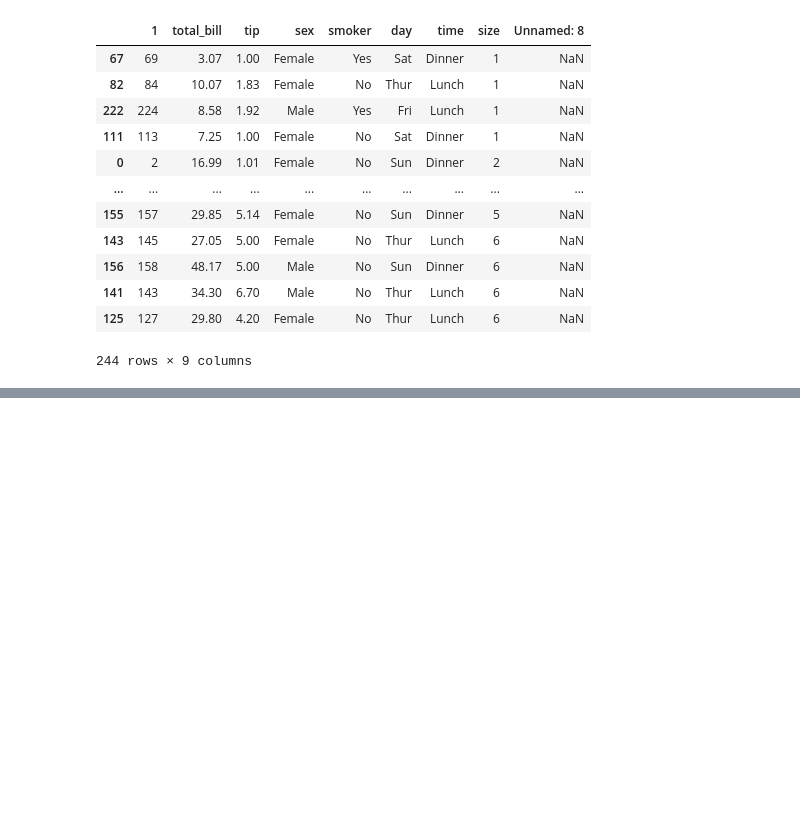
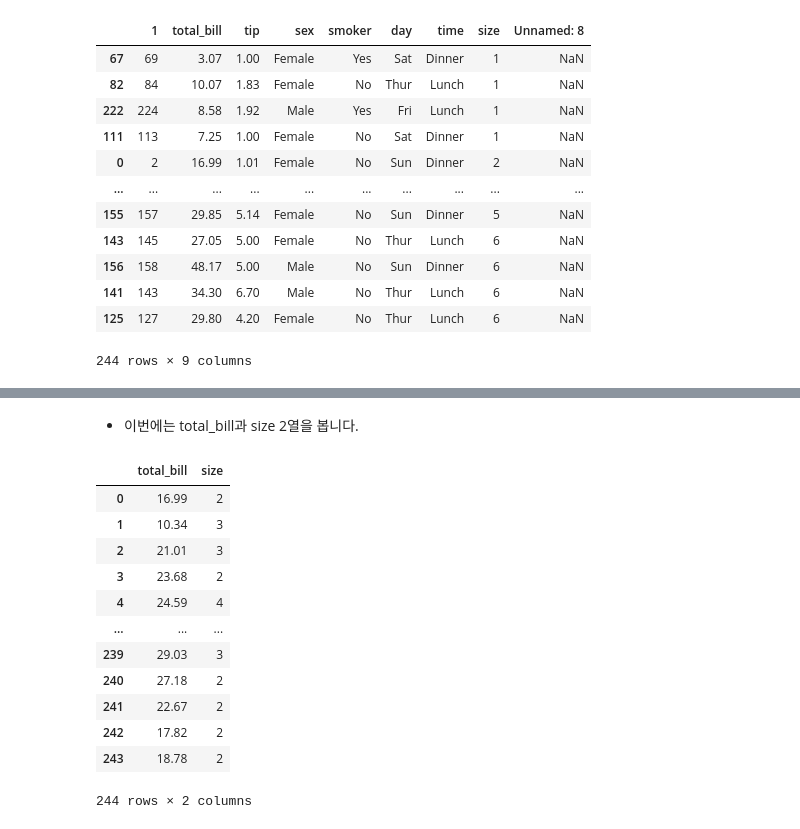
Before and after one commit to joshuajhchoi/ai2learn, a Jupyter notebook: 파이썬_처음하는_분들을_위한_8시간_만에_이해하는_머신_러닝_기초_수업_(7)_Pandas_기본_이해.ipynb, the cells around one changed output, grey strips where cells are left out. Saved outputs shown, nothing was run; the diff lists cells and outputs as text; code cells hidden in the pictures; blank space fills up the shorter version.

```diff
--- a/파이썬_처음하는_분들을_위한_8시간_만에_이해하는_머신_러닝_기초_수업_(7)_Pandas_기본_이해.ipynb
+++ b/파이썬_처음하는_분들을_위한_8시간_만에_이해하는_머신_러닝_기초_수업_(7)_Pandas_기본_이해.ipynb
@@ -139,0 +174,18 @@ tips.sort_values('size', ascending=True)
+# %% [markdown]
+* 이번에는 total_bill과 size 2열을 봅니다.
+# %%
+tips[['total_bill','size' ]]
+# %% [output]
+|  | total_bill | size |
+| 0 | 16.99 | 2 |
+| 1 | 10.34 | 3 |
+| 2 | 21.01 | 3 |
+| 3 | 23.68 | 2 |
+| 4 | 24.59 | 4 |
+| ... | ... | ... |
+| 239 | 29.03 | 3 |
+| 240 | 27.18 | 2 |
+| 241 | 22.67 | 2 |
+| 242 | 17.82 | 2 |
+| 243 | 18.78 | 2 |
+244 rows × 2 columns
```
Also changed, not shown: parts of 17 cells of this notebook.
